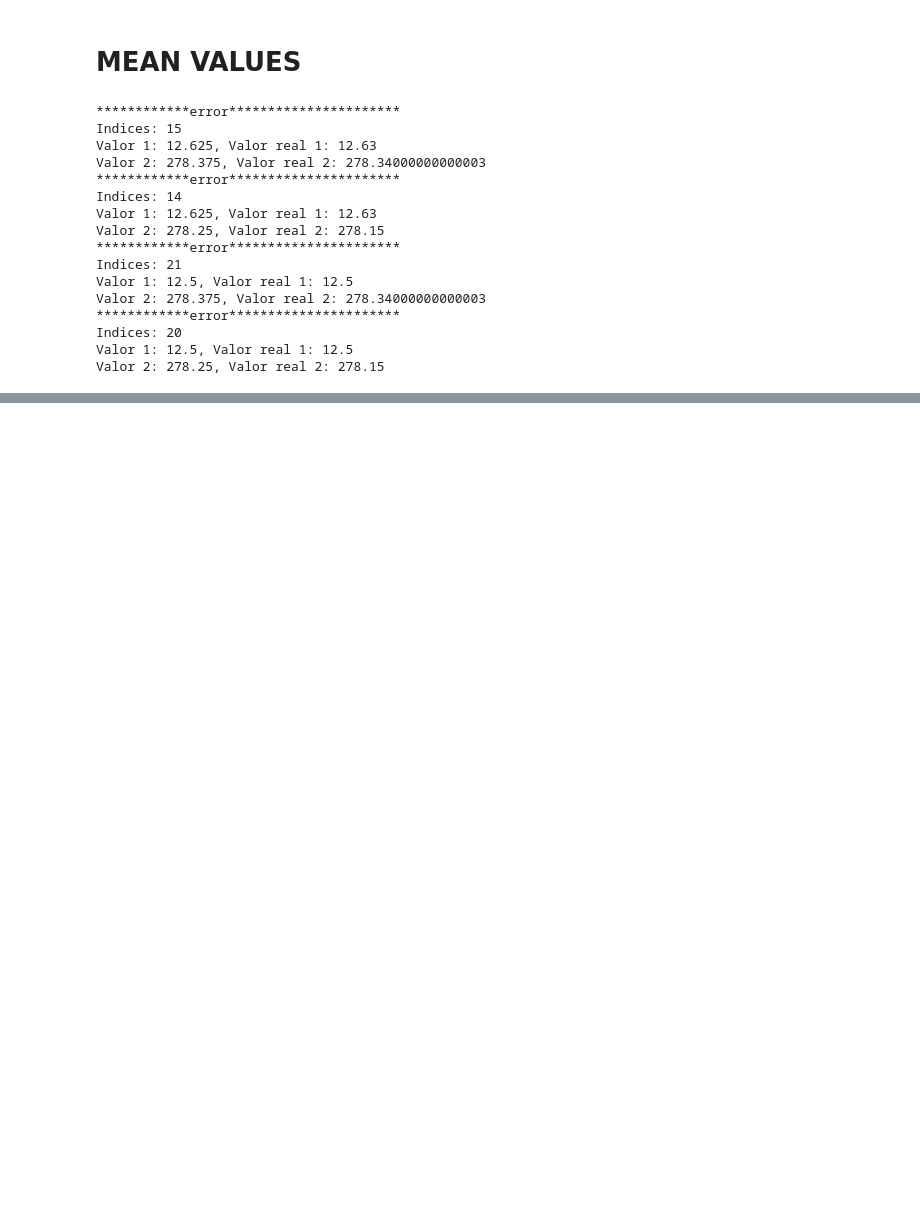
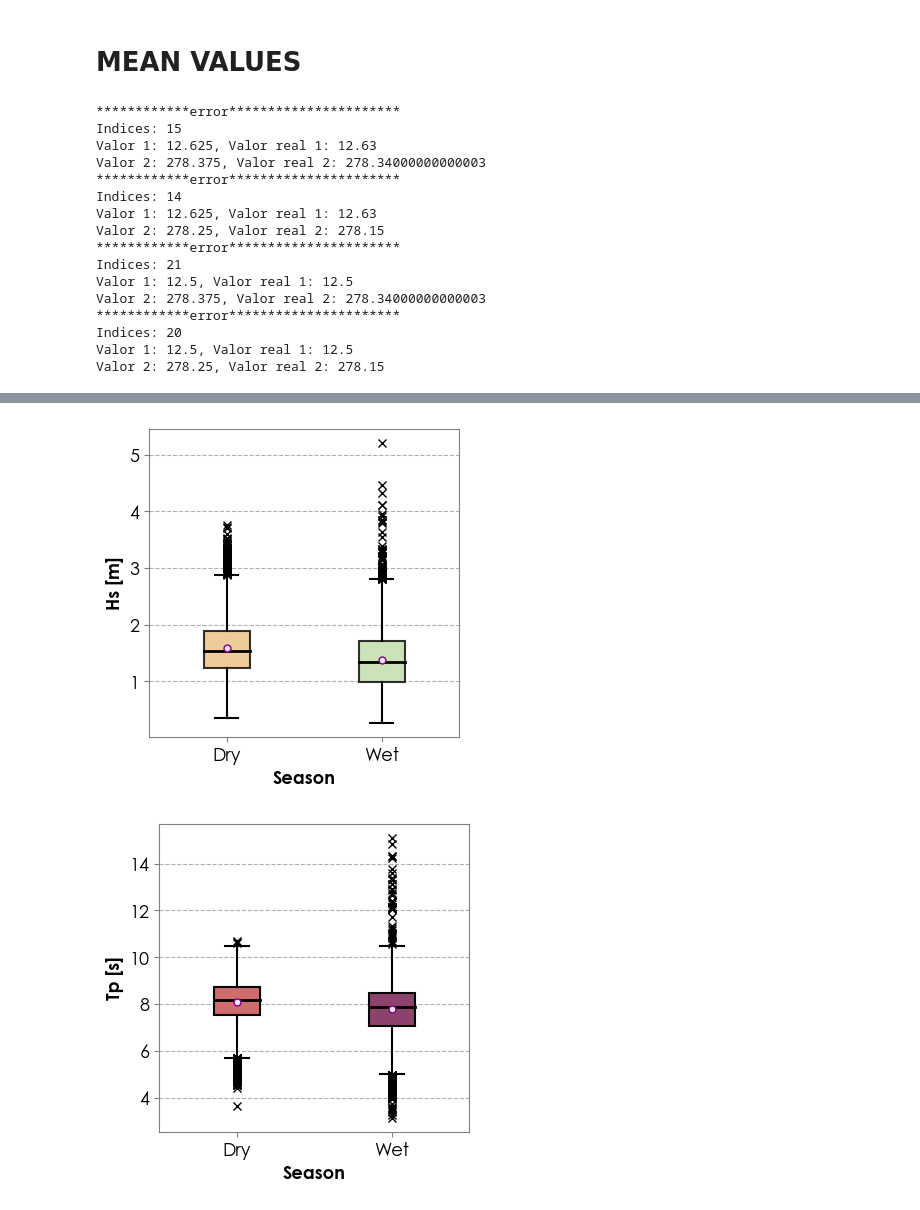
Before and after one commit to paespinosao/Master_Hydraulic_Resources, a Jupyter notebook: BASES_DE_DATOS/CLIMATOLOGIA_ERA5/Scripts/CLIMATOLOGIA_WAVE.ipynb, the cells around one changed output, grey strips where cells are left out. Cells and saved outputs as stored; diff of their text form; code cells hidden in the pictures; blank space fills up the shorter version.

```diff
--- a/BASES_DE_DATOS/CLIMATOLOGIA_ERA5/Scripts/CLIMATOLOGIA_WAVE.ipynb
+++ b/BASES_DE_DATOS/CLIMATOLOGIA_ERA5/Scripts/CLIMATOLOGIA_WAVE.ipynb
@@ -352,0 +568,7 @@ Text(0.5, 1.0, 'Mean values of Hs')
+# %%
+fig_boxplot(figsize =(4,4) , df_pixel = df_data, x_variable='Season', variable='Hs', palette_color="Spectral", alpha = 0.8,width_box = 0.3)
+fig_boxplot(figsize =(4,4) , df_pixel = df_data, x_variable='Season', variable='Tp', palette_color='flare', alpha = 1, width_box = 0.3)
+fig_boxplot(figsize =(4,6) , df_pixel = df_data, x_variable='Season', variable='Direc', palette_color='blend:#7AB,#EDA', alpha = 1, width_box = 0.3)
+# %% [output]
+[figure, added]
+[figure, added]
```
Also changed, not shown: parts of 19 cells of this notebook, 4 other files.
